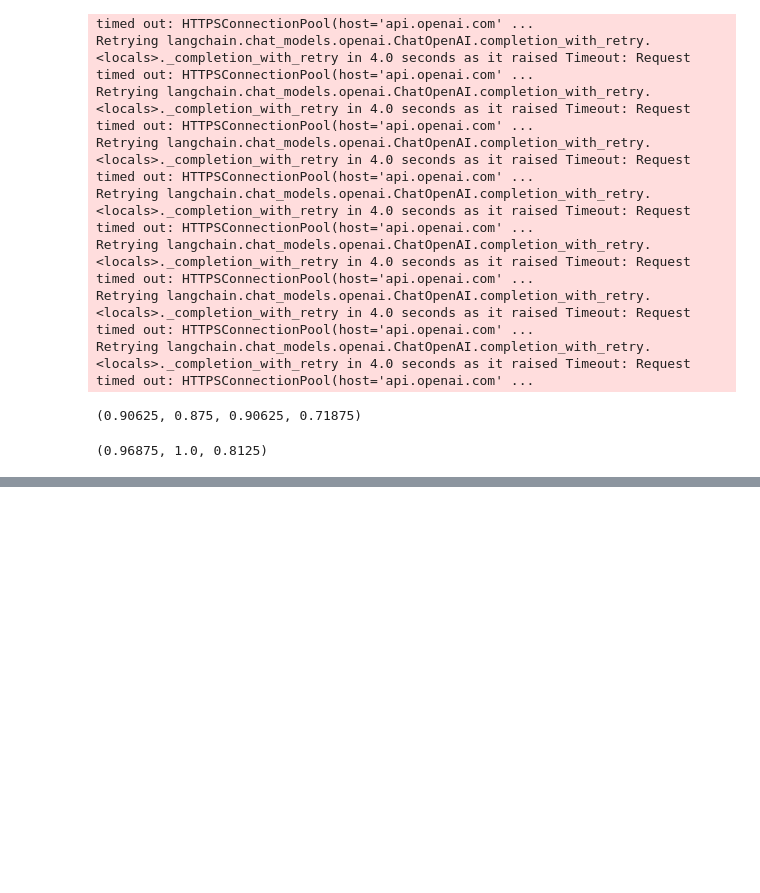
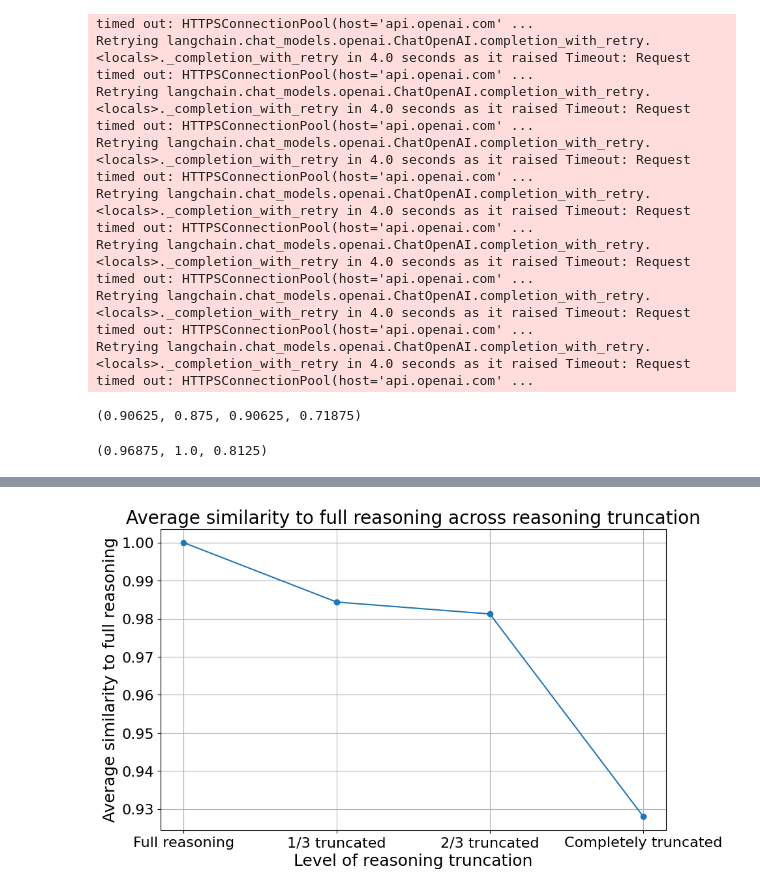
Before and after one commit to TDulka/rule-awareness-evals, a Jupyter notebook: faithfulness.ipynb, the cells around one changed output, grey strips where cells are left out. Drawn from its saved outputs; the diff is of its cells as text; code cells hidden in the pictures; blank space fills up the shorter version.

```diff
--- a/faithfulness.ipynb
+++ b/faithfulness.ipynb
@@ -163,0 +254,29 @@ get_similarities_for_task(task, evaluated_examples)
+# %%
+similarities_top_tasks = [(get_similarities_for_task(task, evaluated_examples), task) for task in top_tasks]
+similarities = [sim for sim, _ in similarities_top_tasks]
+average_full_reasoning = 1.0
+average_mildly_truncated = sum(sim[0] for sim in similarities) / len(similarities)
+average_largely_truncated = sum(sim[1] for sim in similarities) / len(similarities)
+average_completely_truncated = sum(sim[2] for sim in similarities) / len(similarities)
+
+plt.figure(figsize=(10, 6))
+
+labels = ['Full Reasoning', 'Mildly Truncated', 'Largely Truncated', 'Completely Truncated']
+values = [average_full_reasoning, average_mildly_truncated, average_largely_truncated, average_completely_truncated]
+
+plt.plot(experiment_labels, values, marker='o')
+
+# Adding labels and title
+plt.xlabel('Level of reasoning truncation', fontsize=18)
+plt.ylabel('Average similarity to full reasoning', fontsize=18)
+plt.title('Average similarity to full reasoning across reasoning truncation', fontsize=20)
+plt.xticks(fontsize=16)
+plt.yticks(fontsize=16)
+plt.grid(True)
+
+plt.savefig(f'{figures_path}reasoning_truncation_similarity_{model}.png')
+
+# Showing the plot
+plt.show()
+# %% [output]
+[figure, added]
```
Also changed, not shown: parts of 12 cells of this notebook, 5 other files.
